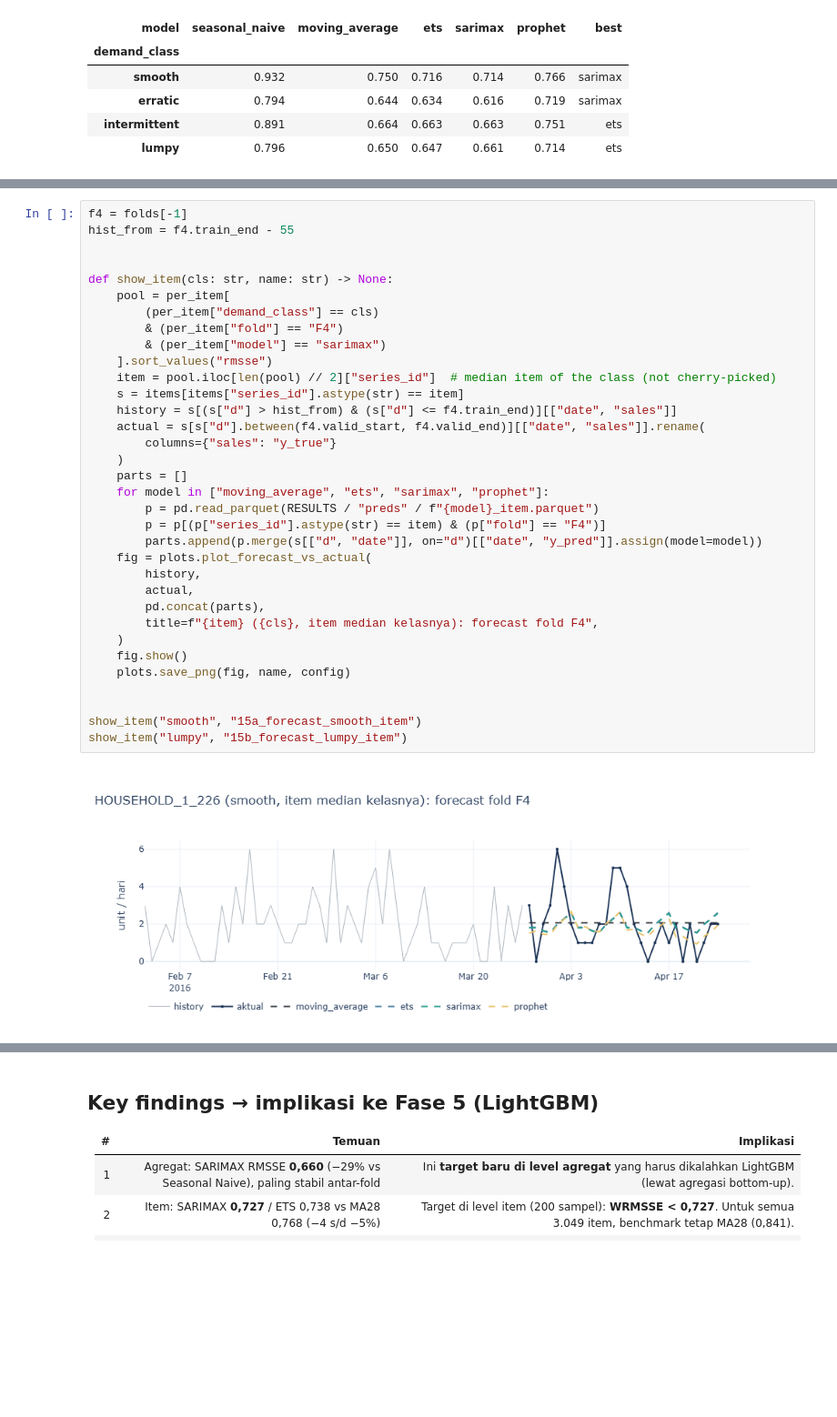
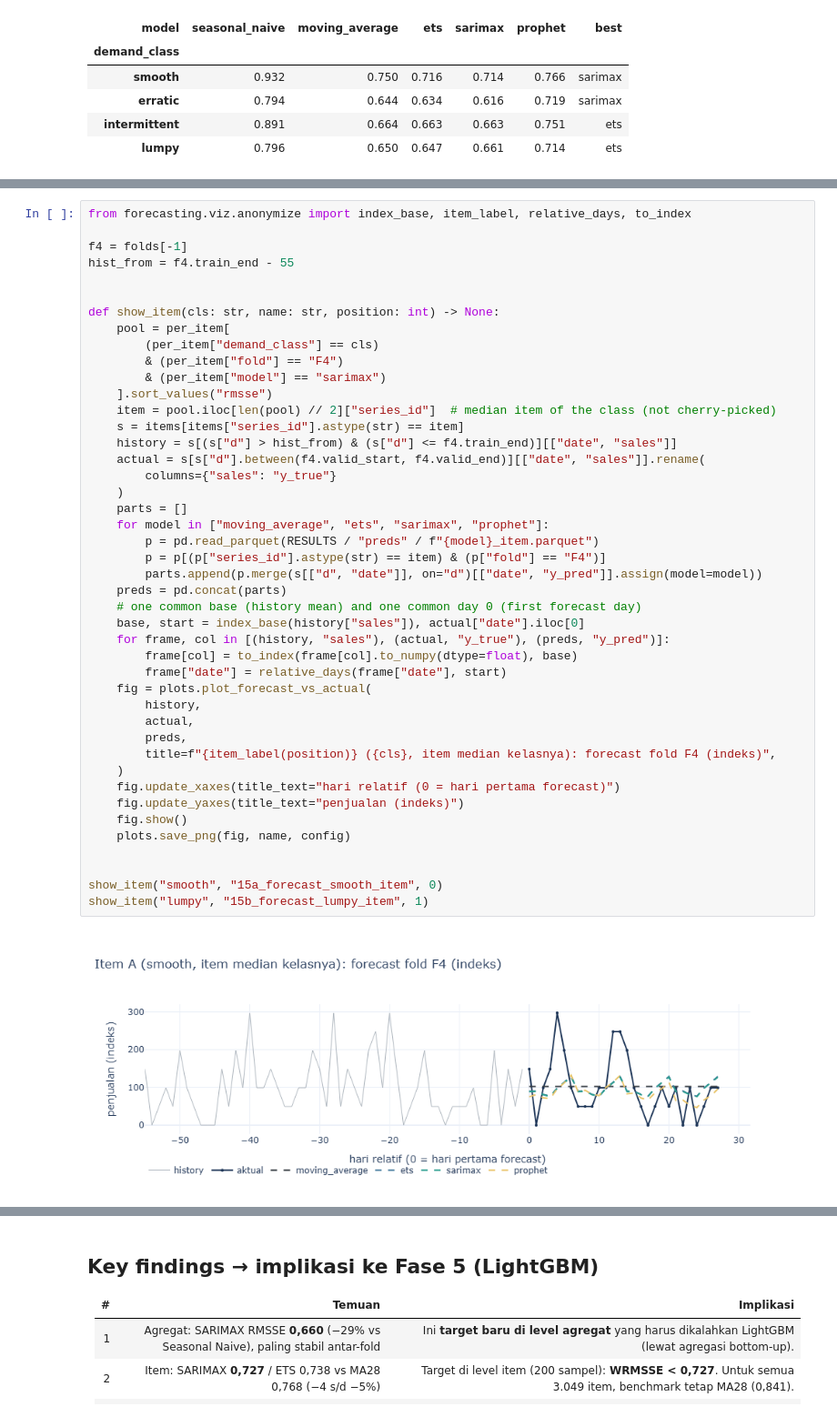
Before and after one commit to immjd/m5-demand-forecasting, a Jupyter notebook: notebooks/02_baselines_and_statistical.ipynb, the cells around one changed output, grey strips where cells are left out. Shown at 91% size. Saved outputs shown, nothing was run; the diff lists cells and outputs as text; blank space fills up the shorter version.

```diff
--- a/notebooks/02_baselines_and_statistical.ipynb
+++ b/notebooks/02_baselines_and_statistical.ipynb
@@ -275,36 +280,46 @@ Item dipilih secara **otomatis sebagai item median** di kelasnya (berdasarkan RM
 # %%
+from forecasting.viz.anonymize import index_base, item_label, relative_days, to_index
+
 f4 = folds[-1]
 hist_from = f4.train_end - 55
 
 
-def show_item(cls: str, name: str) -> None:
+def show_item(cls: str, name: str, position: int) -> None:
     pool = per_item[
         (per_item["demand_class"] == cls)
         & (per_item["fold"] == "F4")
         & (per_item["model"] == "sarimax")
     ].sort_values("rmsse")
     item = pool.iloc[len(pool) // 2]["series_id"]  # median item of the class (not cherry-picked)
     s = items[items["series_id"].astype(str) == item]
     history = s[(s["d"] > hist_from) & (s["d"] <= f4.train_end)][["date", "sales"]]
     actual = s[s["d"].between(f4.valid_start, f4.valid_end)][["date", "sales"]].rename(
         columns={"sales": "y_true"}
     )
     parts = []
     for model in ["moving_average", "ets", "sarimax", "prophet"]:
         p = pd.read_parquet(RESULTS / "preds" / f"{model}_item.parquet")
         p = p[(p["series_id"].astype(str) == item) & (p["fold"] == "F4")]
         parts.append(p.merge(s[["d", "date"]], on="d")[["date", "y_pred"]].assign(model=model))
+    preds = pd.concat(parts)
+    # one common base (history mean) and one common day 0 (first forecast day)
+    base, start = index_base(history["sales"]), actual["date"].iloc[0]
+    for frame, col in [(history, "sales"), (actual, "y_true"), (preds, "y_pred")]:
+        frame[col] = to_index(frame[col].to_numpy(dtype=float), base)
+        frame["date"] = relative_days(frame["date"], start)
     fig = plots.plot_forecast_vs_actual(
         history,
         actual,
-        pd.concat(parts),
-        title=f"{item} ({cls}, item median kelasnya): forecast fold F4",
+        preds,
+        title=f"{item_label(position)} ({cls}, item median kelasnya): forecast fold F4 (indeks)",
     )
+    fig.update_xaxes(title_text="hari relatif (0 = hari pertama forecast)")
+    fig.update_yaxes(title_text="penjualan (indeks)")
     fig.show()
     plots.save_png(fig, name, config)
 
 
-show_item("smooth", "15a_forecast_smooth_item")
-show_item("lumpy", "15b_forecast_lumpy_item")
+show_item("smooth", "15a_forecast_smooth_item", 0)
+show_item("lumpy", "15b_forecast_lumpy_item", 1)
 # %% [output]
-[figure, old version]
+[figure, new version]
```
Also changed, not shown: parts of 3 cells of this notebook, 31 other files.
